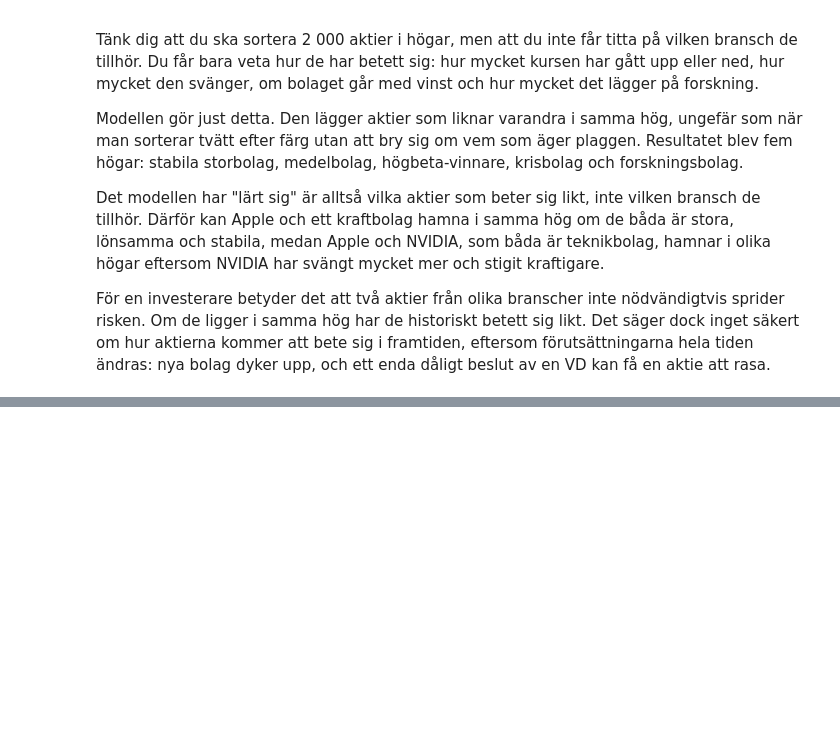
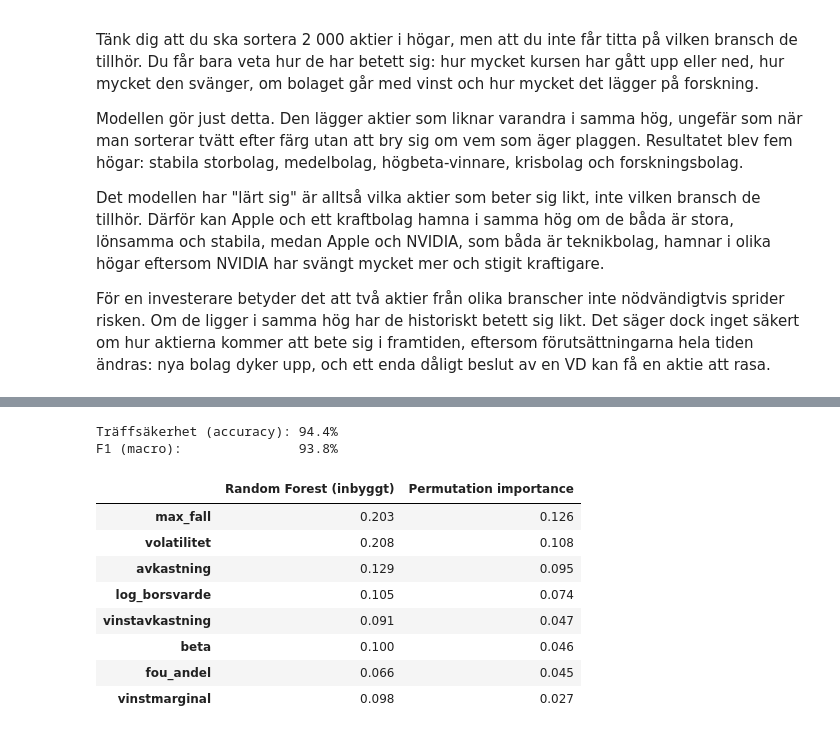
Before and after one commit to peter868686/Aktieklustring, a Jupyter notebook: notebooks/analys.ipynb, the cells around one changed output, grey strips where cells are left out. Saved outputs shown, nothing was run; the diff lists cells and outputs as text; code cells hidden in the pictures; blank space fills up the shorter version.

```diff
--- a/notebooks/analys.ipynb
+++ b/notebooks/analys.ipynb
@@ -955,0 +968,39 @@ För en investerare betyder det att två aktier från olika branscher inte nödv
+# %%
+from sklearn.ensemble import RandomForestClassifier
+from sklearn.model_selection import StratifiedKFold, cross_validate, train_test_split
+from sklearn.inspection import permutation_importance
+
+# De 8 nyckeltalen (begränsade värden, i originalskala så att de är lätta att tolka)
+X_rf = X[features_final]
+y_rf = df["klustertyp"]
+
+rf = RandomForestClassifier(n_estimators=300, random_state=42)
+
+# Korsvalidering i 5 delar: hur bra kan modellen förutsäga klustret?
+cv = StratifiedKFold(n_splits=5, shuffle=True, random_state=42)
+scores = cross_validate(rf, X_rf, y_rf, cv=cv, scoring=["accuracy", "f1_macro"])
+print(f"Träffsäkerhet (accuracy): {scores['test_accuracy'].mean():.1%}")
+print(f"F1 (macro):               {scores['test_f1_macro'].mean():.1%}")
+
+# Träna på 80 %, testa på 20 % för permutation importance
+X_train, X_test, y_train, y_test = train_test_split(
+    X_rf, y_rf, test_size=0.2, stratify=y_rf, random_state=42)
+rf.fit(X_train, y_train)
+
+perm = permutation_importance(rf, X_test, y_test, n_repeats=10, random_state=42)
+importance = pd.DataFrame({"Random Forest (inbyggt)": rf.feature_importances_,
+                           "Permutation importance": perm.importances_mean},
+                          index=features_final)
+importance.sort_values("Permutation importance", ascending=False).round(3)
+# %% [output]
+Träffsäkerhet (accuracy): 94.4%
+F1 (macro):               93.8%
+|  | Random Forest (inbyggt) | Permutation importance |
+| max_fall | 0.203 | 0.126 |
+| volatilitet | 0.208 | 0.108 |
+| avkastning | 0.129 | 0.095 |
+| log_borsvarde | 0.105 | 0.074 |
+| vinstavkastning | 0.091 | 0.047 |
+| beta | 0.100 | 0.046 |
+| fou_andel | 0.066 | 0.045 |
+| vinstmarginal | 0.098 | 0.027 |
```
Also changed, not shown: parts of 8 cells of this notebook.
